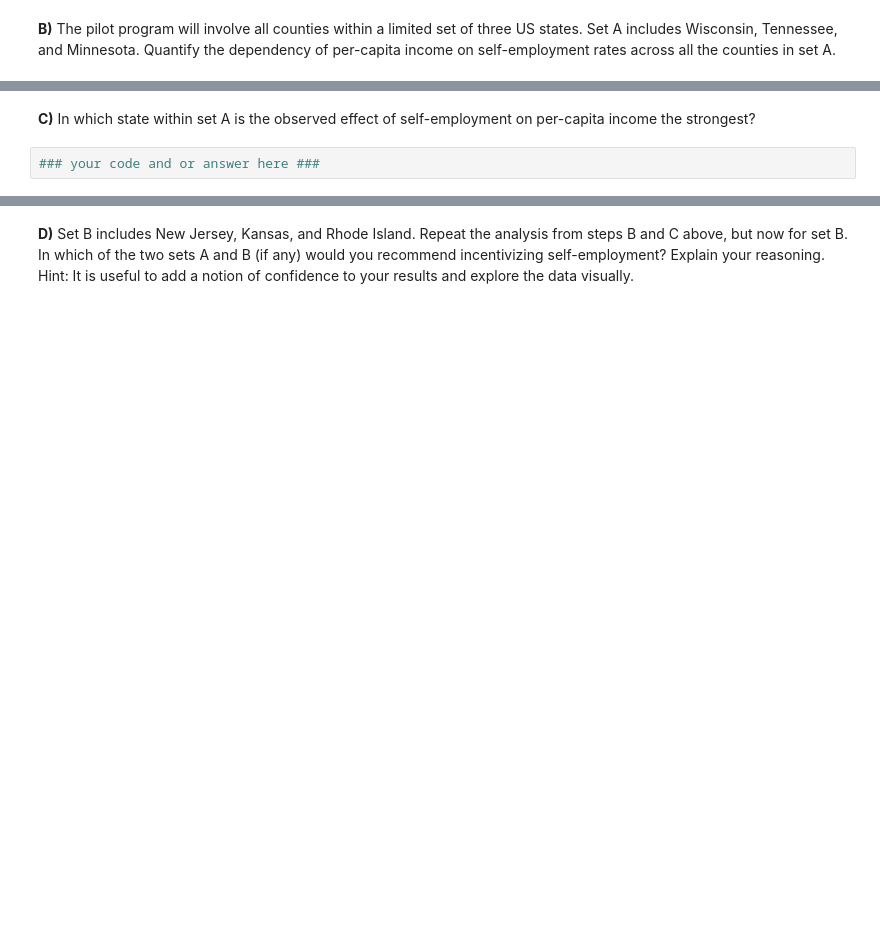
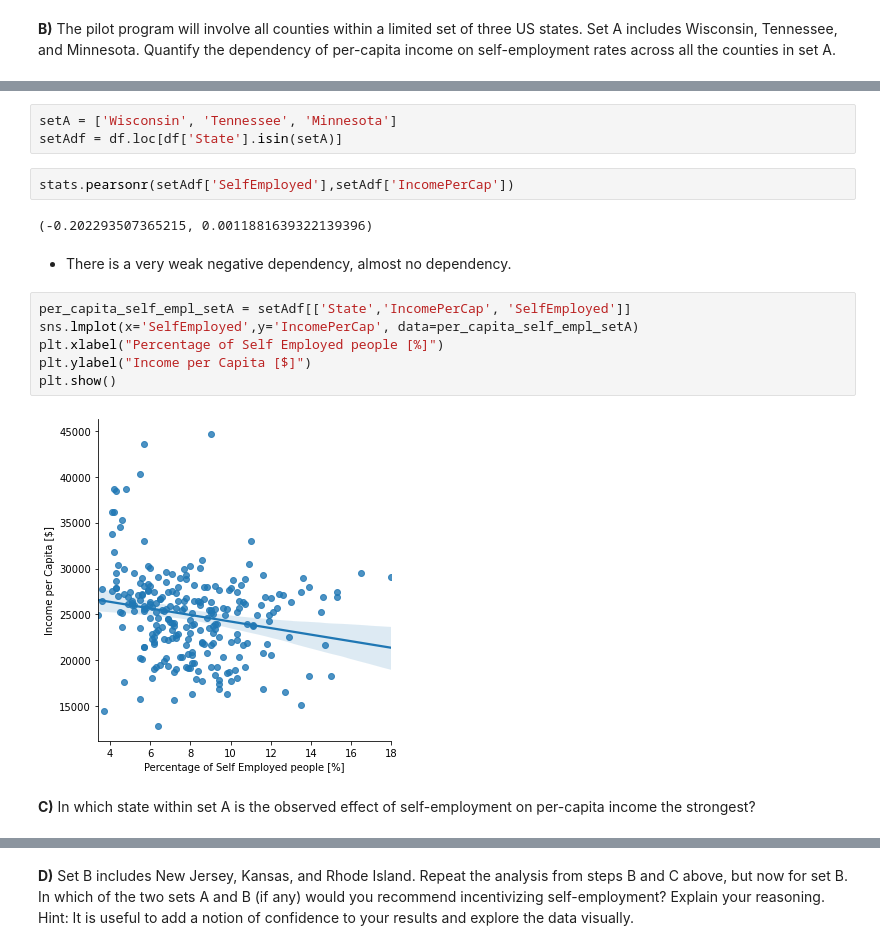
Before and after one commit to nourGhribi/2020, a Jupyter notebook: Tutorials/03 - Describing data/Describing_data_exercise.ipynb, the cells around one changed output, grey strips where cells are left out. Drawn from its saved outputs; the diff is of its cells as text; blank space fills up the shorter version.

```diff
--- a/Tutorials/03 - Describing data/Describing_data_exercise.ipynb
+++ b/Tutorials/03 - Describing data/Describing_data_exercise.ipynb
@@ -173,4 +191,19 @@ Since it is unethical and impossible in this setting to run a controlled experim
+# %%
+setA = ['Wisconsin', 'Tennessee', 'Minnesota']
+setAdf = df.loc[df['State'].isin(setA)]
+# %%
+stats.pearsonr(setAdf['SelfEmployed'],setAdf['IncomePerCap'])
+# %% [output]
+(-0.202293507365215, 0.0011881639322139396)
+# %% [markdown]
+- There is a very weak negative dependency, almost no dependency.
+# %%
+per_capita_self_empl_setA = setAdf[['State','IncomePerCap', 'SelfEmployed']]
+sns.lmplot(x='SelfEmployed',y='IncomePerCap', data=per_capita_self_empl_setA)
+plt.xlabel("Percentage of Self Employed people [%]")
+plt.ylabel("Income per Capita [$]")
+plt.show()
+# %% [output]
+[figure, added]
 # %% [markdown]
 **C)** In which state within set A is the observed effect of self-employment on per-capita income the strongest?
-# %%
-### your code and or answer here ###
```
Also changed, not shown: parts of 40 cells of this notebook.
